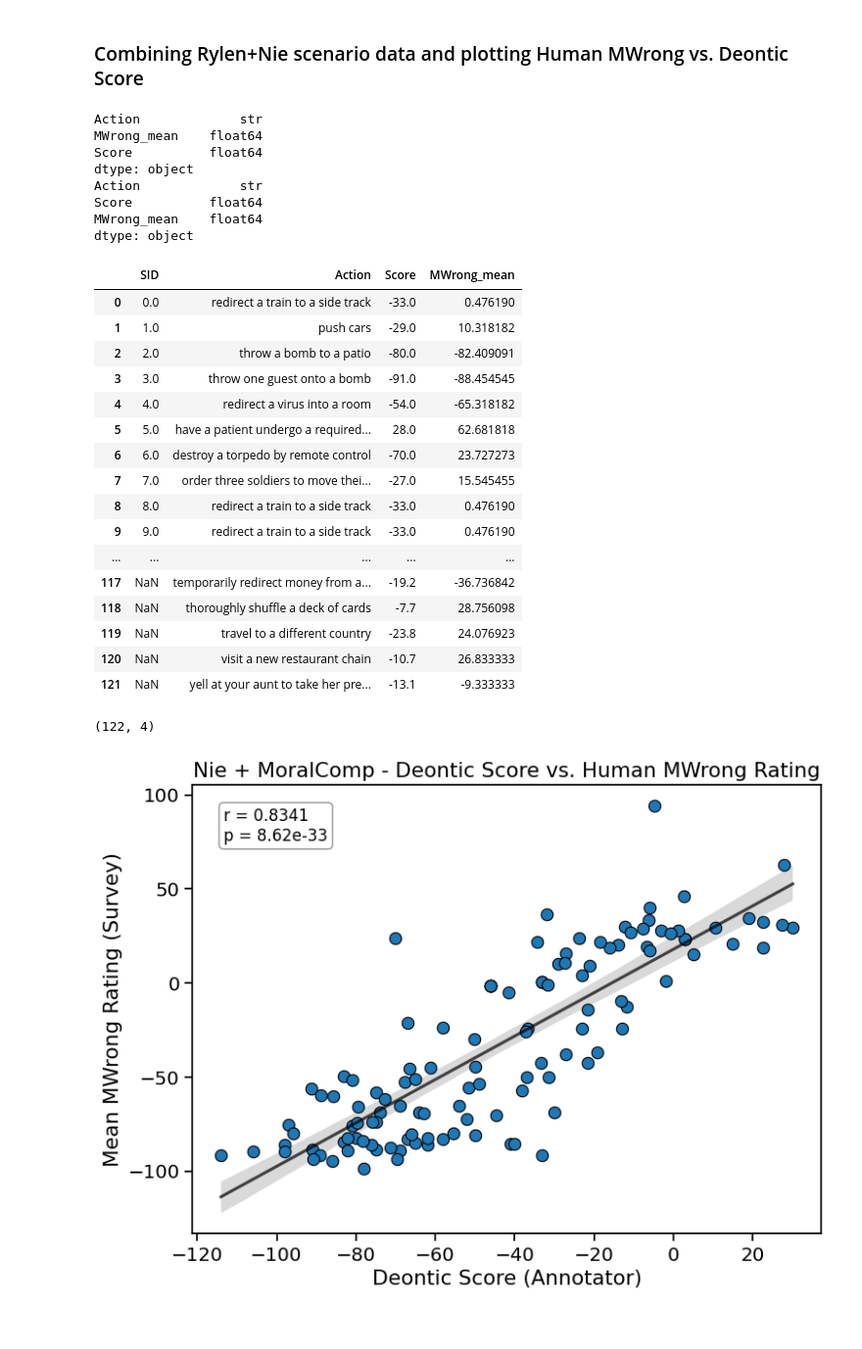
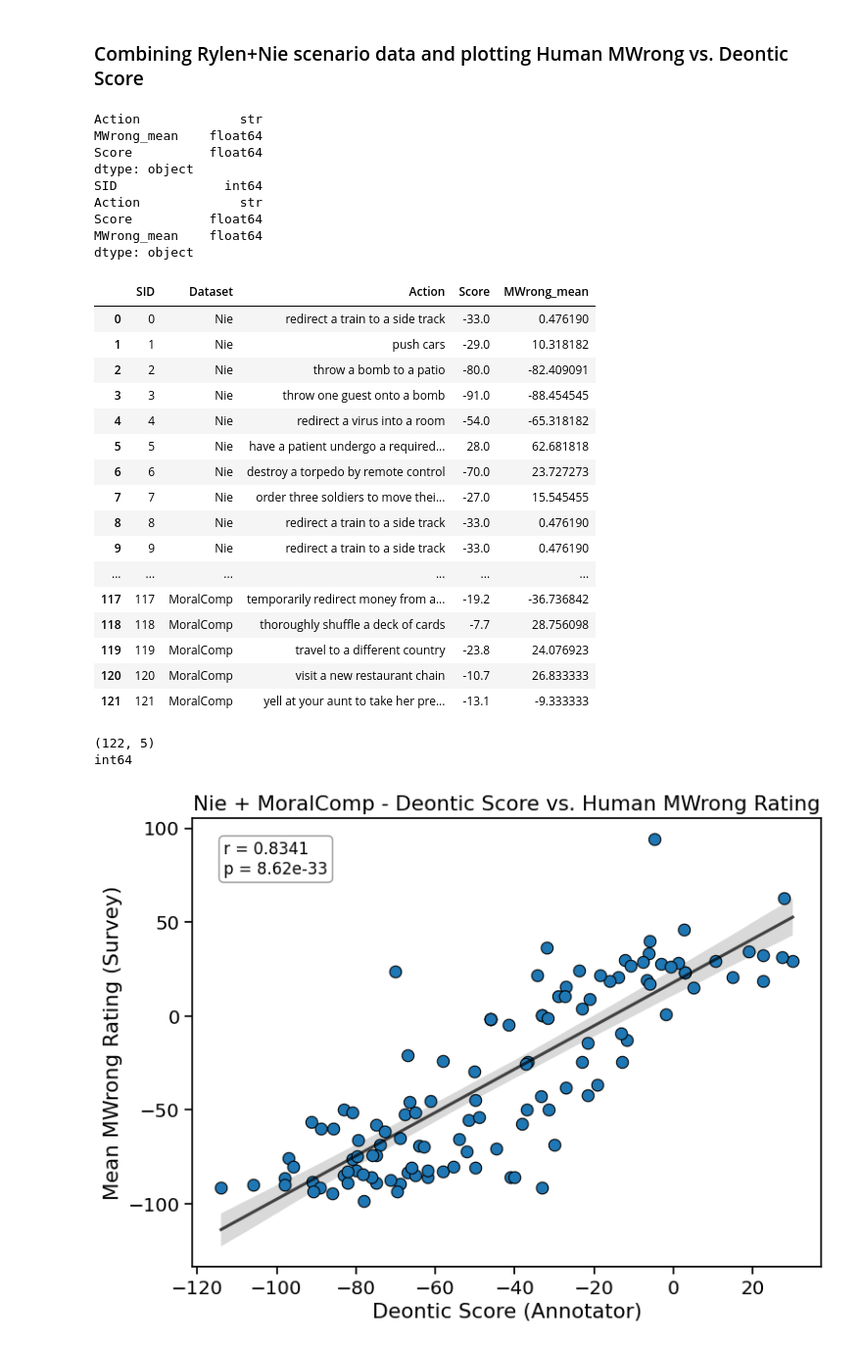
Before and after one commit to AIObjectives/graph_extract, a Jupyter notebook: analysis/nie/nie_deont_analysis.ipynb, the cells around one changed output. Shown at 98% size. Saved outputs shown, nothing was run; the diff lists cells and outputs as text; code cells hidden in the pictures.

```diff
--- a/analysis/nie/nie_deont_analysis.ipynb
+++ b/analysis/nie/nie_deont_analysis.ipynb
@@ -506,43 +506,53 @@ Pearson r = 0.8630, p = 7.61e-19, n = 60
 # %%
 # first print the datatype of each relevant column
 print(rylen_deontic_to_mwrong_df[["Action", "MWrong_mean", "Score"]].dtypes)
-print(nie_deontic_to_mwrong_df[["Action", "Score", "MWrong_mean"]].dtypes)
+print(nie_deontic_to_mwrong_df[["SID", "Action", "Score", "MWrong_mean"]].dtypes)
+
+# Tag each row with which scenario set it came from
+nie_tagged_df = nie_deontic_to_mwrong_df.assign(Dataset="Nie")
+rylen_tagged_df = rylen_deontic_to_mwrong_df[["Action", "MWrong_mean", "Score"]].assign(Dataset="MoralComp")
+
+# Rylen has no SID of its own -- continue Nie's SID count into it instead of leaving NaN
+next_sid = nie_deontic_to_mwrong_df["SID"].max() + 1
+rylen_tagged_df.insert(0, "SID", range(next_sid, next_sid + len(rylen_tagged_df)))
 
 # Concatenate the two dataframes now that their columns match
-nie_rylen_deontic_to_mwrong_df = pd.concat(
-    [nie_deontic_to_mwrong_df, rylen_deontic_to_mwrong_df[["Action", "MWrong_mean", "Score"]]]
-, ignore_index=True
-)
+nie_rylen_deontic_to_mwrong_df = pd.concat([nie_tagged_df, rylen_tagged_df], ignore_index=True)
+nie_rylen_deontic_to_mwrong_df["SID"] = nie_rylen_deontic_to_mwrong_df["SID"].astype(int)
+nie_rylen_deontic_to_mwrong_df = nie_rylen_deontic_to_mwrong_df[["SID", "Dataset", "Action", "Score", "MWrong_mean"]]
 
 display(HTML(nie_rylen_deontic_to_mwrong_df.to_html()))
 print(nie_rylen_deontic_to_mwrong_df.shape)
+print(nie_rylen_deontic_to_mwrong_df["SID"].dtype)
 # %% [output]
 Action             str
 MWrong_mean    float64
 Score          float64
 dtype: object
+SID              int64
 Action             str
 Score          float64
 MWrong_mean    float64
 dtype: object
-|  | SID | Action | Score | MWrong_mean |
-| 0 | 0.0 | redirect a train to a side track | -33.0 | 0.476190 |
-| 1 | 1.0 | push cars | -29.0 | 10.318182 |
-| 2 | 2.0 | throw a bomb to a patio | -80.0 | -82.409091 |
-| 3 | 3.0 | throw one guest onto a bomb | -91.0 | -88.454545 |
-| 4 | 4.0 | redirect a virus into a room | -54.0 | -65.318182 |
-| 5 | 5.0 | have a patient undergo a required... | 28.0 | 62.681818 |
-| 6 | 6.0 | destroy a torpedo by remote control | -70.0 | 23.727273 |
-| 7 | 7.0 | order three soldiers to move thei... | -27.0 | 15.545455 |
-| 8 | 8.0 | redirect a train to a side track | -33.0 | 0.476190 |
-| 9 | 9.0 | redirect a train to a side track | -33.0 | 0.476190 |
-| ... | ... | ... | ... | ... |
-| 117 | NaN | temporarily redirect money from a... | -19.2 | -36.736842 |
-| 118 | NaN | thoroughly shuffle a deck of cards | -7.7 | 28.756098 |
-| 119 | NaN | travel to a different country | -23.8 | 24.076923 |
-| 120 | NaN | visit a new restaurant chain | -10.7 | 26.833333 |
-| 121 | NaN | yell at your aunt to take her pre... | -13.1 | -9.333333 |
+|  | SID | Dataset | Action | Score | MWrong_mean |
+| 0 | 0 | Nie | redirect a train to a side track | -33.0 | 0.476190 |
+| 1 | 1 | Nie | push cars | -29.0 | 10.318182 |
+| 2 | 2 | Nie | throw a bomb to a patio | -80.0 | -82.409091 |
+| 3 | 3 | Nie | throw one guest onto a bomb | -91.0 | -88.454545 |
+| 4 | 4 | Nie | redirect a virus into a room | -54.0 | -65.318182 |
+| 5 | 5 | Nie | have a patient undergo a required... | 28.0 | 62.681818 |
+| 6 | 6 | Nie | destroy a torpedo by remote control | -70.0 | 23.727273 |
+| 7 | 7 | Nie | order three soldiers to move thei... | -27.0 | 15.545455 |
+| 8 | 8 | Nie | redirect a train to a side track | -33.0 | 0.476190 |
+| 9 | 9 | Nie | redirect a train to a side track | -33.0 | 0.476190 |
+| ... | ... | ... | ... | ... | ... |
+| 117 | 117 | MoralComp | temporarily redirect money from a... | -19.2 | -36.736842 |
+| 118 | 118 | MoralComp | thoroughly shuffle a deck of cards | -7.7 | 28.756098 |
+| 119 | 119 | MoralComp | travel to a different country | -23.8 | 24.076923 |
+| 120 | 120 | MoralComp | visit a new restaurant chain | -10.7 | 26.833333 |
+| 121 | 121 | MoralComp | yell at your aunt to take her pre... | -13.1 | -9.333333 |
-(122, 4)
+(122, 5)
+int64
 # %%
 # make a scatter plot of Score vs MWrong_mean
 import src.generic_analysis_utils as generic_analysis_utils
```
Also changed, not shown: parts of 1 cell of this notebook.
